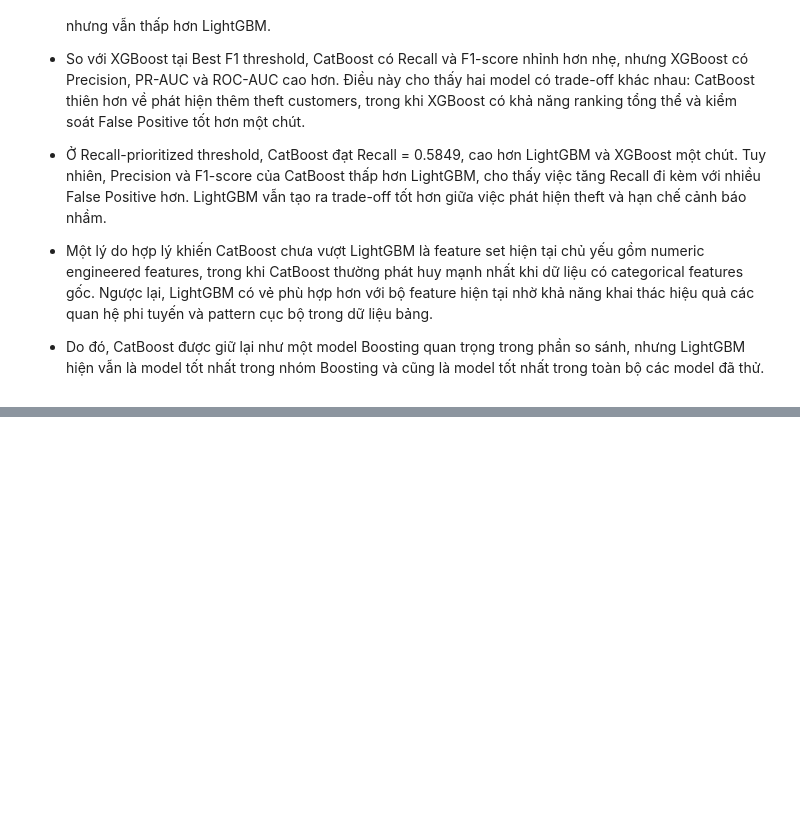
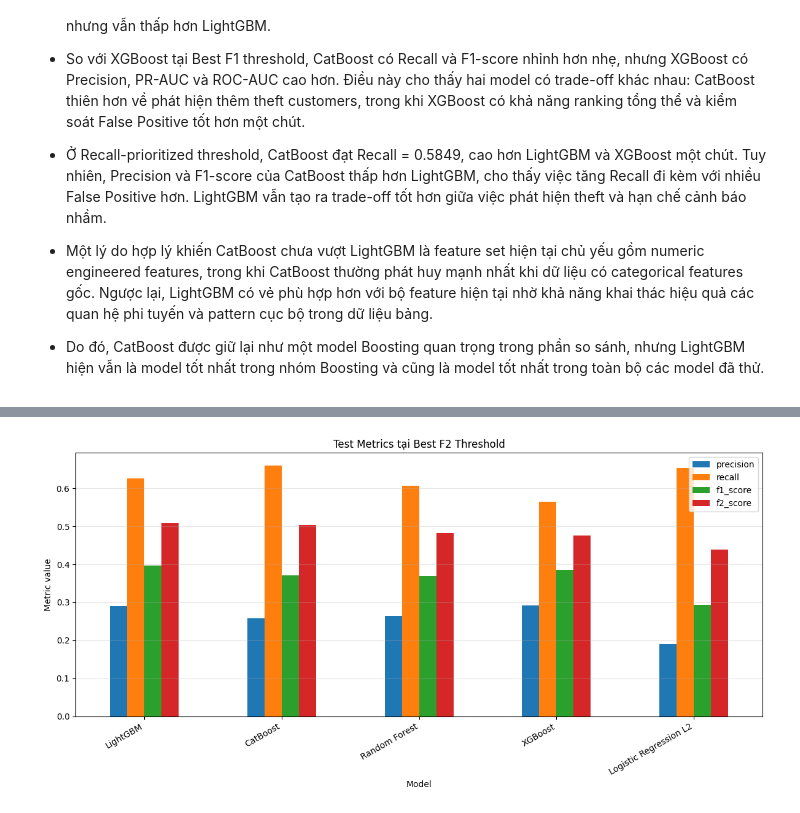
Before and after one commit to longzu-ComputerScience/CS114----ML-Project---Energy-Theft-Detection, a Jupyter notebook: notebooks/model_training_first_version.ipynb, the cells around one changed output, grey strips where cells are left out. Cells and saved outputs as stored; diff of their text form; code cells hidden in the pictures; blank space fills up the shorter version.

```diff
--- a/notebooks/model_training_first_version.ipynb
+++ b/notebooks/model_training_first_version.ipynb
@@ -5788,0 +6227,21 @@ cat_vs_previous_models_df
+# %%
+# 21.7. Bar chart so sánh Precision, Recall, F1-score, F2-score
+
+metric_comparison_df = best_f2_test_results_df[
+    ["model", "precision", "recall", "f1_score", "f2_score"]
+].copy()
+
+metric_comparison_plot_df = metric_comparison_df.set_index("model")
+
+ax = metric_comparison_plot_df.plot(kind="bar", figsize=(12, 6))
+
+ax.set_xlabel("Model")
+ax.set_ylabel("Metric value")
+ax.set_title("Test Metrics tại Best F2 Threshold")
+ax.grid(axis="y", alpha=0.3)
+
+plt.xticks(rotation=30, ha="right")
+plt.tight_layout()
+plt.show()
+# %% [output]
+[figure, added]
```
Also changed, not shown: parts of 10 cells of this notebook.
